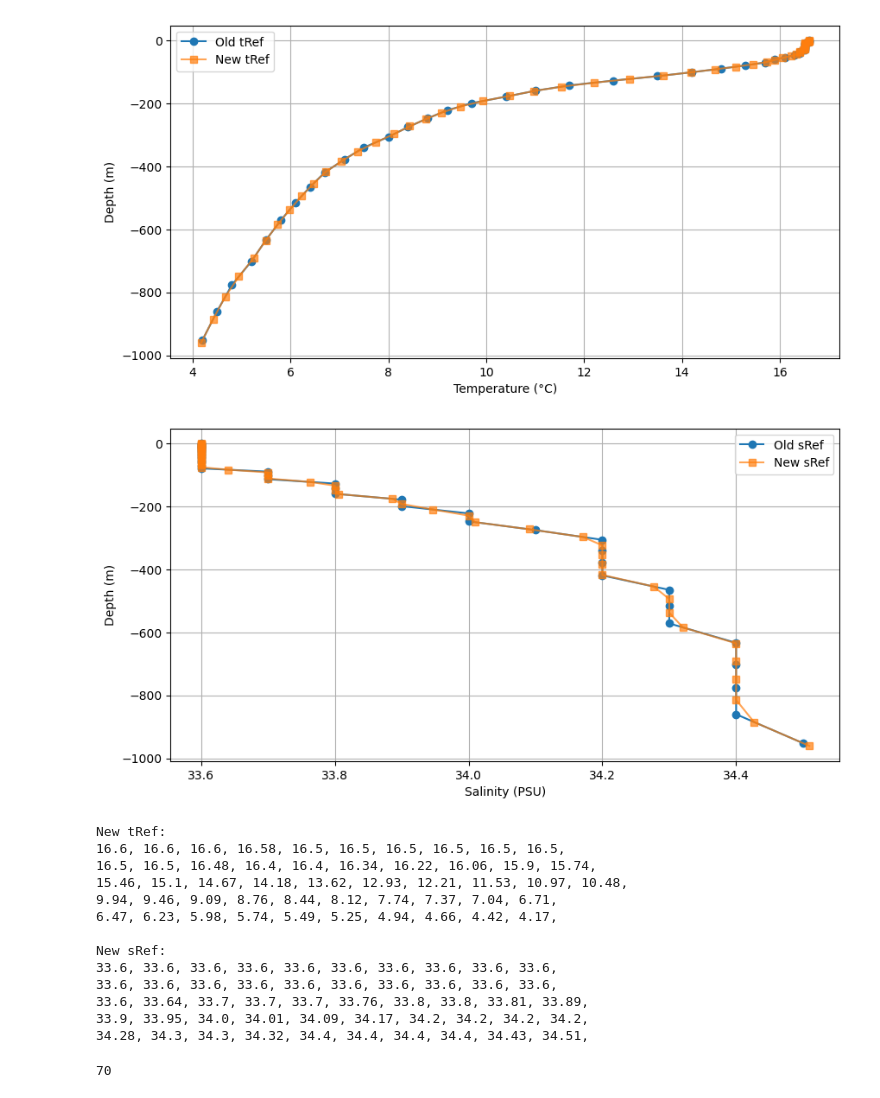
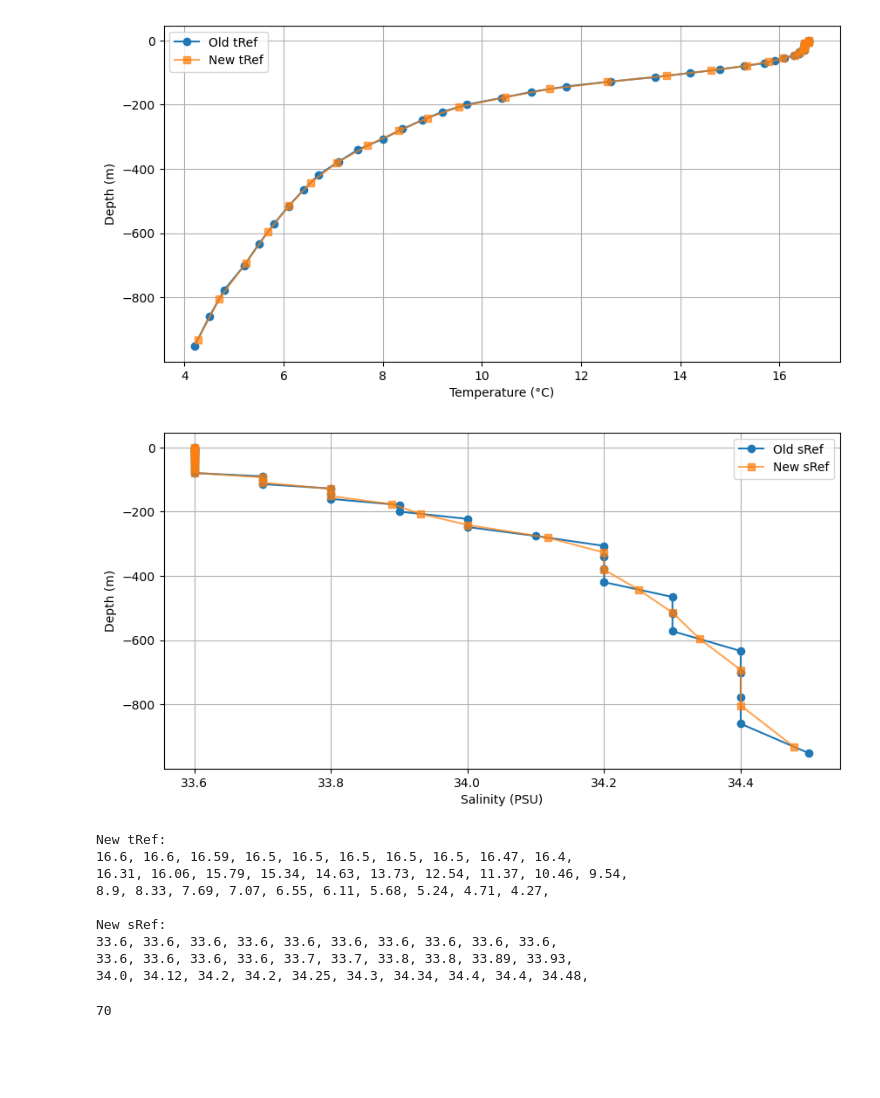
Before and after one commit to Estebanovich/BayIW_Rectan, a Jupyter notebook: input/make_T_S_ref.ipynb, the cells around one changed output. Saved outputs shown, nothing was run; the diff lists cells and outputs as text; code cells hidden in the pictures; blank space fills up the shorter version.

```diff
--- a/input/make_T_S_ref.ipynb
+++ b/input/make_T_S_ref.ipynb
@@ -29,13 +29,10 @@ R_old_faces[1:] = np.cumsum(delR_old)
 RC_old = (R_old_faces[:-1] + R_old_faces[1:]) / 2  # Cell centers
 
 # New delR configuration
-delR_new = np.array([1.5, 1.6, 1.8, 1.9, 2.1, 2.2, 2.4, 2.6, 2.9,
-                    3.1, 3.4, 3.7, 4.0, 4.3, 4.7, 5.1, 5.5,
-                    5.9, 6.4, 7.0, 7.6, 8.2, 8.9, 9.7, 10.5,
-                    11.3, 12.3, 13.3, 14.5, 15.7, 17.0, 18.4, 20.0,
-                    21.7, 23.5, 25.5, 27.6, 30.0, 32.5, 35.2, 38.2,
-                    41.4, 44.9, 48.7, 52.8, 57.3, 62.1, 67.3, 72.8,
-                    79.0,])
+delR_new = np.array([2.0, 2.3, 2.7, 3.1, 3.6, 4.1, 4.8, 5.6, 6.4,
+                    7.4, 8.6, 10.0, 11.5, 13.3, 15.4, 17.8, 20.6,
+                    23.9, 27.6, 32.0, 37.0, 42.8, 49.5, 57.3, 66.3,
+                    76.7, 88.8, 102.7, 118.8, 137.4,])
 
 # Compute new depth levels
 R_new_faces = np.zeros(len(delR_new) + 1)
@@ -54,48 +51,44 @@ plt.figure(figsize=(10, 5))
 plt.plot(tRef_old, -RC_old, "o-", label="Old tRef")
 plt.plot(tRef_new, -RC_new, "s-", label="New tRef", alpha=0.7)
 plt.xlabel("Temperature (°C)")
 plt.ylabel("Depth (m)")
 plt.legend()
 plt.grid()
 plt.show()
 
 plt.figure(figsize=(10, 5))
 plt.plot(sRef_old, -RC_old, "o-", label="Old sRef")
 plt.plot(sRef_new, -RC_new, "s-", label="New sRef", alpha=0.7)
 plt.xlabel("Salinity (PSU)")
 plt.ylabel("Depth (m)")
 plt.legend()
 plt.grid()
 plt.show()
 
 # Print new reference profiles for MITgcm
 print("\nNew tRef:")
 for i, t in enumerate(np.round(tRef_new, 2)):
     print(f"{t},", end=" ")
     if (i + 1) % 10 == 0:
         print("")
 
 print("\nNew sRef:")
 for i, s in enumerate(np.round(sRef_new, 2)):
     print(f"{s},", end=" ")
     if (i + 1) % 10 == 0:
         print("")
 # %% [output]
-[figure, old version]
+[figure, new version]
-[figure, old version]
+[figure, new version]
 New tRef:
-16.6, 16.6, 16.6, 16.58, 16.5, 16.5, 16.5, 16.5, 16.5, 16.5,
-16.5, 16.5, 16.48, 16.4, 16.4, 16.34, 16.22, 16.06, 15.9, 15.74,
-15.46, 15.1, 14.67, 14.18, 13.62, 12.93, 12.21, 11.53, 10.97, 10.48,
-9.94, 9.46, 9.09, 8.76, 8.44, 8.12, 7.74, 7.37, 7.04, 6.71,
-6.47, 6.23, 5.98, 5.74, 5.49, 5.25, 4.94, 4.66, 4.42, 4.17,
+16.6, 16.6, 16.59, 16.5, 16.5, 16.5, 16.5, 16.5, 16.47, 16.4,
+16.31, 16.06, 15.79, 15.34, 14.63, 13.73, 12.54, 11.37, 10.46, 9.54,
+8.9, 8.33, 7.69, 7.07, 6.55, 6.11, 5.68, 5.24, 4.71, 4.27,
 
 New sRef:
 33.6, 33.6, 33.6, 33.6, 33.6, 33.6, 33.6, 33.6, 33.6, 33.6,
-33.6, 33.6, 33.6, 33.6, 33.6, 33.6, 33.6, 33.6, 33.6, 33.6,
-33.6, 33.64, 33.7, 33.7, 33.7, 33.76, 33.8, 33.8, 33.81, 33.89,
-33.9, 33.95, 34.0, 34.01, 34.09, 34.17, 34.2, 34.2, 34.2, 34.2,
-34.28, 34.3, 34.3, 34.32, 34.4, 34.4, 34.4, 34.4, 34.43, 34.51,
+33.6, 33.6, 33.6, 33.6, 33.7, 33.7, 33.8, 33.8, 33.89, 33.93,
+34.0, 34.12, 34.2, 34.2, 34.25, 34.3, 34.34, 34.4, 34.4, 34.48,
 # %%
 len([16.6, 16.6, 16.6, 16.6, 16.6, 16.56, 16.51, 16.5, 16.5, 16.5,
 16.5, 16.5, 16.5, 16.5, 16.5, 16.5, 16.5, 16.5, 16.45, 16.4,
```
Also changed, not shown: 2 other files.
